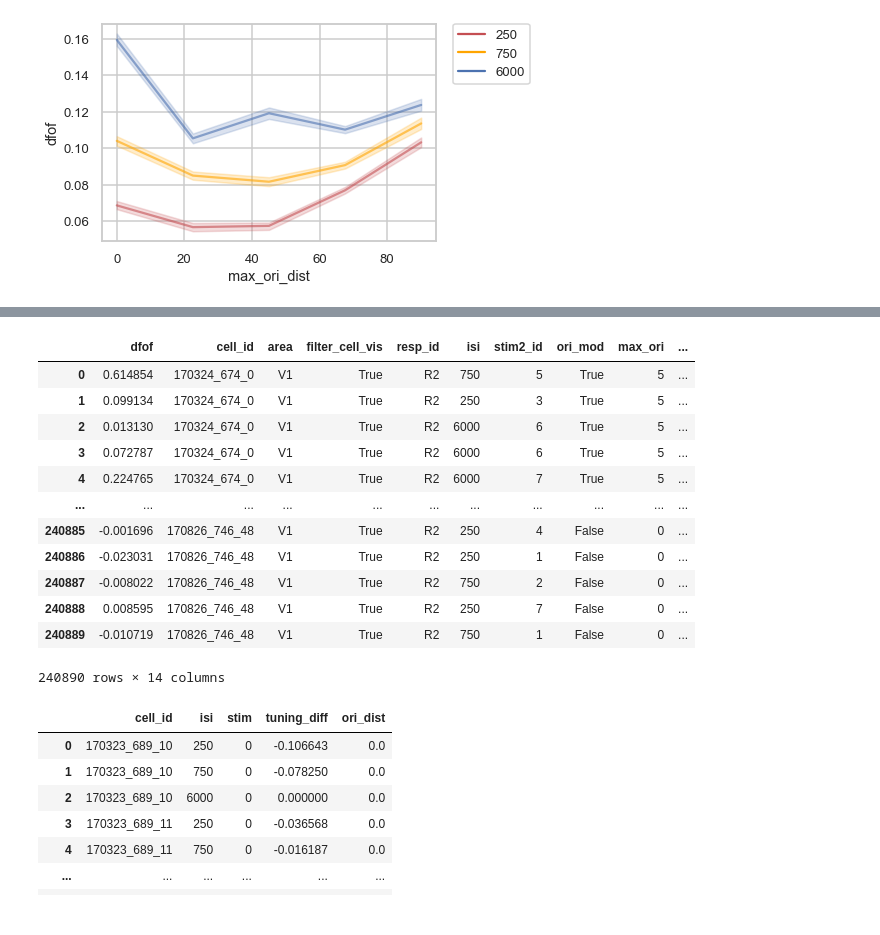
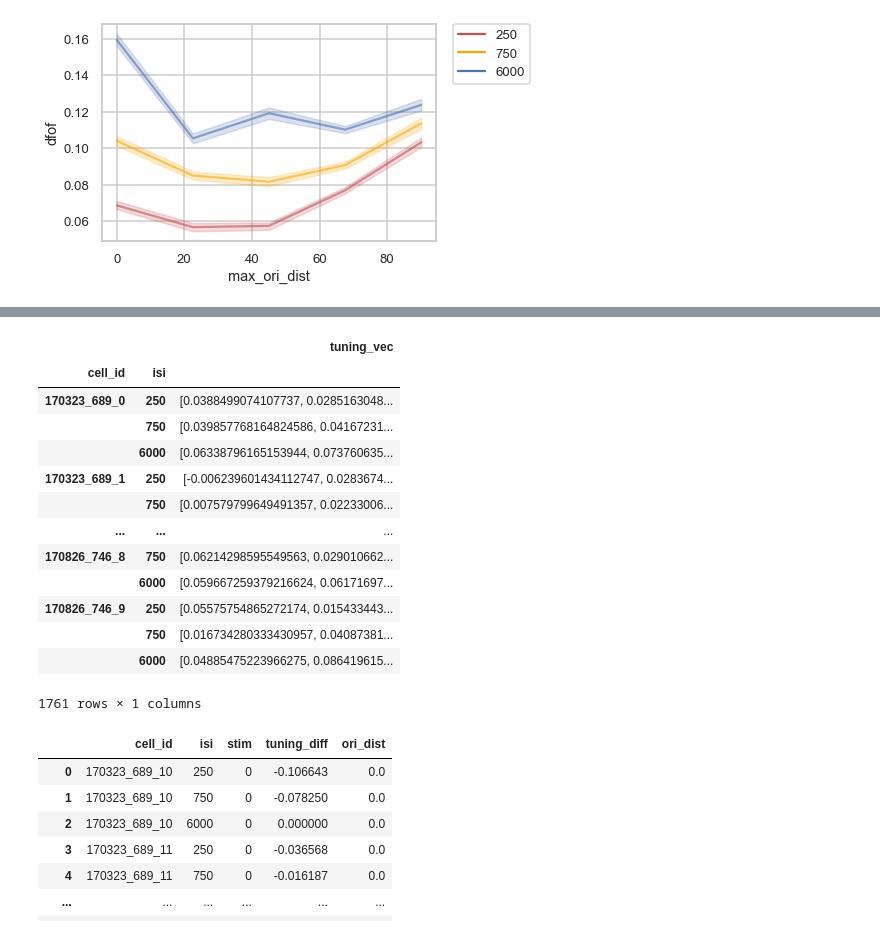
Before and after one commit to lanluo9/inter, a Jupyter notebook: scripts/ipynb/tuning_bias_san_check.ipynb, the cells around one changed output, grey strips where cells are left out. Drawn from its saved outputs; the diff is of its cells as text; code cells hidden in the pictures.

Commit message:
tuning vec diff after adp, norm by division

```diff
--- a/scripts/ipynb/tuning_bias_san_check.ipynb
+++ b/scripts/ipynb/tuning_bias_san_check.ipynb
@@ -732,45 +752,57 @@ plt.legend(bbox_to_anchor=(1.05, 1), loc=2, borderaxespad=0.);
 # %%
 ## construct df for tuning_diff lineplot:
 ## for each cell_id, subtract tuning_vec of isi 250 by tuning_vec of isi 6000
 tmp = df_lineplot.groupby(['cell_id', 'isi']).tuning_vec.first().to_frame()
+tmp.head(6)
+
+tmp_noad_shift = tmp.copy()
+tmp_noad_shift['tuning_vec'] = tmp_noad_shift.tuning_vec.apply(lambda x: [min(x) for i in range(len(x))])
+tmp_noad_shift.head(6)
+
+tmp_noad_shift = (tmp_noad_shift.groupby(level=['cell_id']).transform('last')) # last isi is 6000
+epsilon = 0.001
+tmp_noad_shift.tuning_vec = tmp_noad_shift.tuning_vec.apply(lambda x: [-min(0, i) + epsilon for i in x])
+tmp_noad_shift.head(6)
+
+tmp = tmp + tmp_noad_shift # shift tuning_vec of all isi by min(tuning_vec) of isi 6000
 tmp
 
-## split tuning_vec into 8 columns
-tmp = tmp.tuning_vec.apply(pd.Series)
-tmp
-
+# ## split tuning_vec into 8 columns
+# tmp = tmp.tuning_vec.apply(pd.Series)
+# tmp
 # plt.hist(tmp.values.flatten(), bins=100);
 # min(tmp.values.flatten()), max(tmp.values.flatten())
 
-tmp_noad = (tmp.groupby(level=['cell_id']).transform('last'))
-tmp_noad
+# tmp_noad = (tmp.groupby(level=['cell_id']).transform('last'))
+# tmp_noad
 
-result = tmp - tmp_noad
-result
+# result = (tmp - tmp_noad) / tmp_noad
+# result
 
-## merge 8 columns back to tuning_vec
-result['tuning_diff']= result.values.tolist()
-result
+# ## merge 8 columns back to tuning_vec
+# result['tuning_diff']= result.values.tolist()
+# result
 
-## merge tuning_diff back to df_lineplot
-df_lineplot = df_lineplot.loc[:, df_lineplot.columns != 'tuning_diff'].merge( # prevent duplicate column
-        result.loc[:, 'tuning_diff'].reset_index(), # NOTE tuning_diff is (tuning_ad250 - tuning_noad)
-        on=['cell_id', 'isi'], how='left')
-df_lineplot
+# ## merge tuning_diff back to df_lineplot
+# df_lineplot = df_lineplot.loc[:, df_lineplot.columns != 'tuning_diff'].merge( # prevent duplicate column
+#         result.loc[:, 'tuning_diff'].reset_index(), # NOTE tuning_diff is (tuning_ad250 - tuning_noad)
+#         on=['cell_id', 'isi'], how='left')
+# df_lineplot
 # %% [output]
-|  | dfof | cell_id | area | filter_cell_vis | resp_id | isi | stim2_id | ori_mod | max_ori | ... |
-| 0 | 0.614854 | 170324_674_0 | V1 | True | R2 | 750 | 5 | True | 5 | ... |
-| 1 | 0.099134 | 170324_674_0 | V1 | True | R2 | 250 | 3 | True | 5 | ... |
-| 2 | 0.013130 | 170324_674_0 | V1 | True | R2 | 6000 | 6 | True | 5 | ... |
-| 3 | 0.072787 | 170324_674_0 | V1 | True | R2 | 6000 | 6 | True | 5 | ... |
-| 4 | 0.224765 | 170324_674_0 | V1 | True | R2 | 6000 | 7 | True | 5 | ... |
-| ... | ... | ... | ... | ... | ... | ... | ... | ... | ... | ... |
-| 240885 | -0.001696 | 170826_746_48 | V1 | True | R2 | 250 | 4 | False | 0 | ... |
-| 240886 | -0.023031 | 170826_746_48 | V1 | True | R2 | 250 | 1 | False | 0 | ... |
-| 240887 | -0.008022 | 170826_746_48 | V1 | True | R2 | 750 | 2 | False | 0 | ... |
-| 240888 | 0.008595 | 170826_746_48 | V1 | True | R2 | 250 | 7 | False | 0 | ... |
-| 240889 | -0.010719 | 170826_746_48 | V1 | True | R2 | 750 | 1 | False | 0 | ... |
+|  |  | tuning_vec |
+| cell_id | isi |  |
+| 170323_689_0 | 250 | [0.0388499074107737, 0.0285163048... |
+|  | 750 | [0.039857768164824586, 0.04167231... |
+|  | 6000 | [0.06338796165153944, 0.073760635... |
+| 170323_689_1 | 250 | [-0.006239601434112747, 0.0283674... |
+|  | 750 | [0.007579799649491357, 0.02233006... |
+| ... | ... | ... |
+| 170826_746_8 | 750 | [0.06214298595549563, 0.029010662... |
+|  | 6000 | [0.059667259379216624, 0.06171697... |
+| 170826_746_9 | 250 | [0.05575754865272174, 0.015433443... |
+|  | 750 | [0.016734280333430957, 0.04087381... |
+|  | 6000 | [0.04885475223966275, 0.086419615... |
-240890 rows × 14 columns
+1761 rows × 1 columns
 # %%
 df_filter = df_lineplot[(df_lineplot.area == 'V1') # check V1 only
                        & (df_lineplot.ori_mod == True)
```
Also changed, not shown: parts of 2 cells of this notebook.
